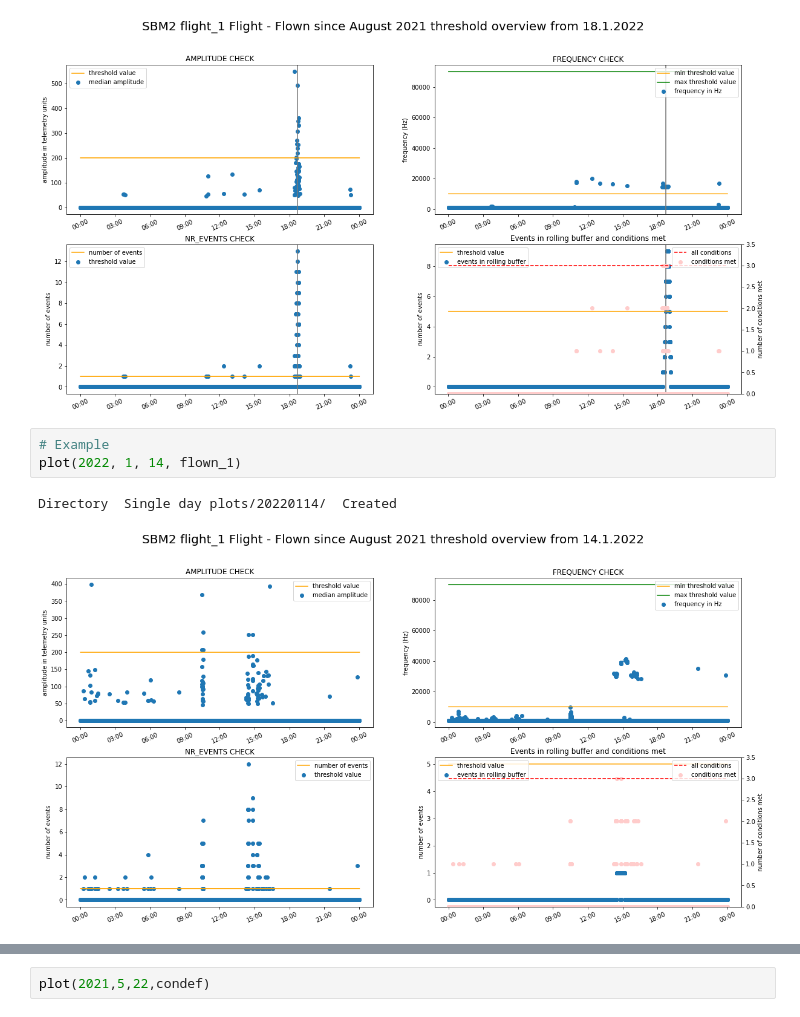
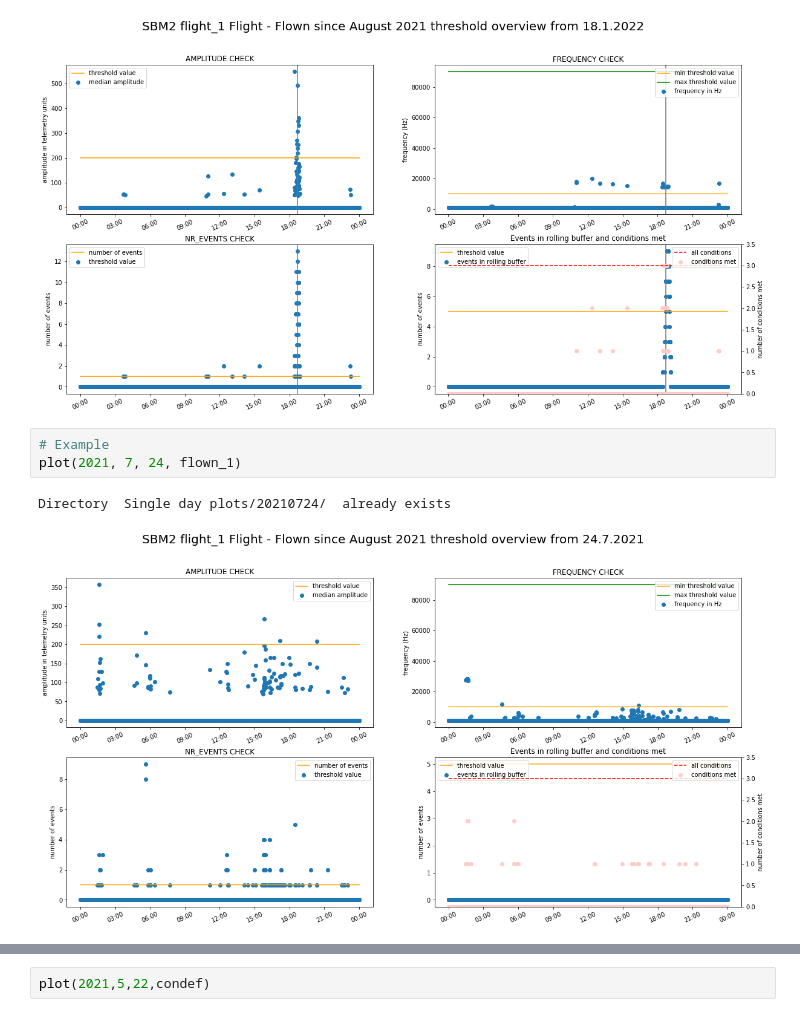
Before and after one commit to formanet415/SBM2-detection, a Jupyter notebook: Single day plotter.ipynb, the cells around one changed output, grey strips where cells are left out. Drawn from its saved outputs; the diff is of its cells as text.

Commit message:
Changes
added more dates to sbm and fp
found a better config (custom7)
made some single day plots

```diff
--- a/Single day plotter.ipynb
+++ b/Single day plotter.ipynb
@@ -271,7 +274,7 @@ Directory  Single day plots/20220118/  Created
 [figure]
 # %%
 # Example
-plot(2022, 1, 14, flown_1)
+plot(2021, 7, 24, flown_1)
 # %% [output]
-Directory  Single day plots/20220114/  Created
+Directory  Single day plots/20210724/  already exists
-[figure, old version]
+[figure, new version]
```
Also changed, not shown: parts of 12 cells of this notebook, 20 other files.
